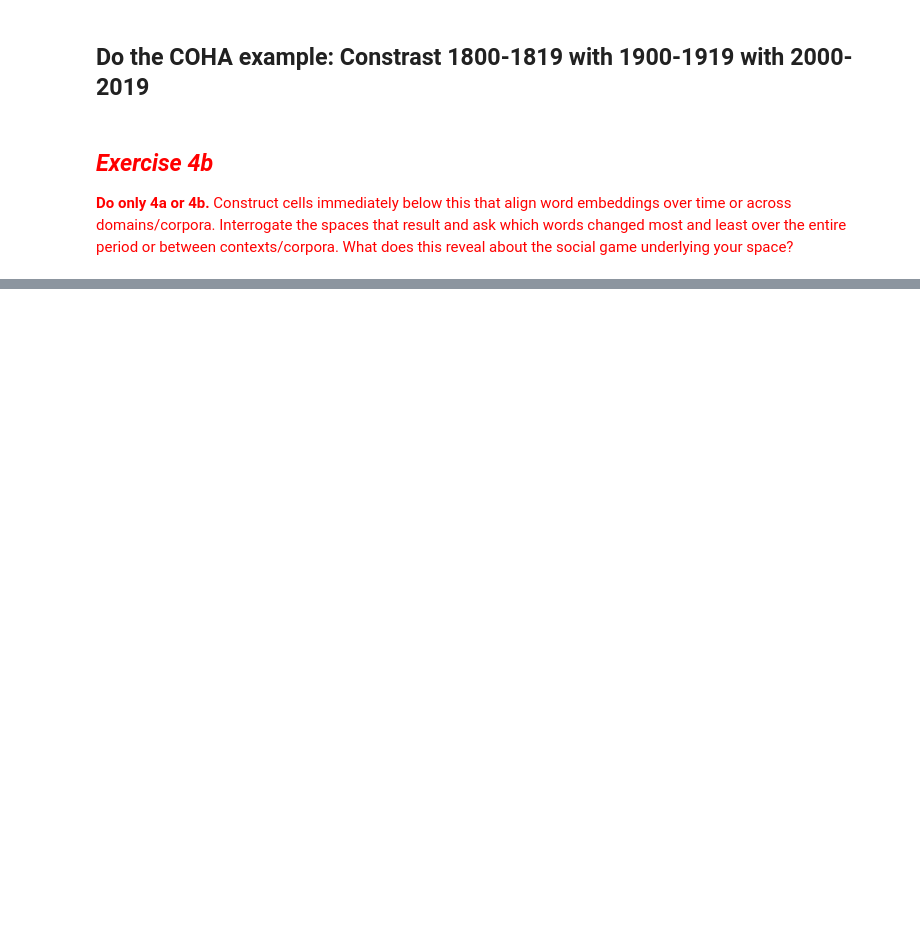
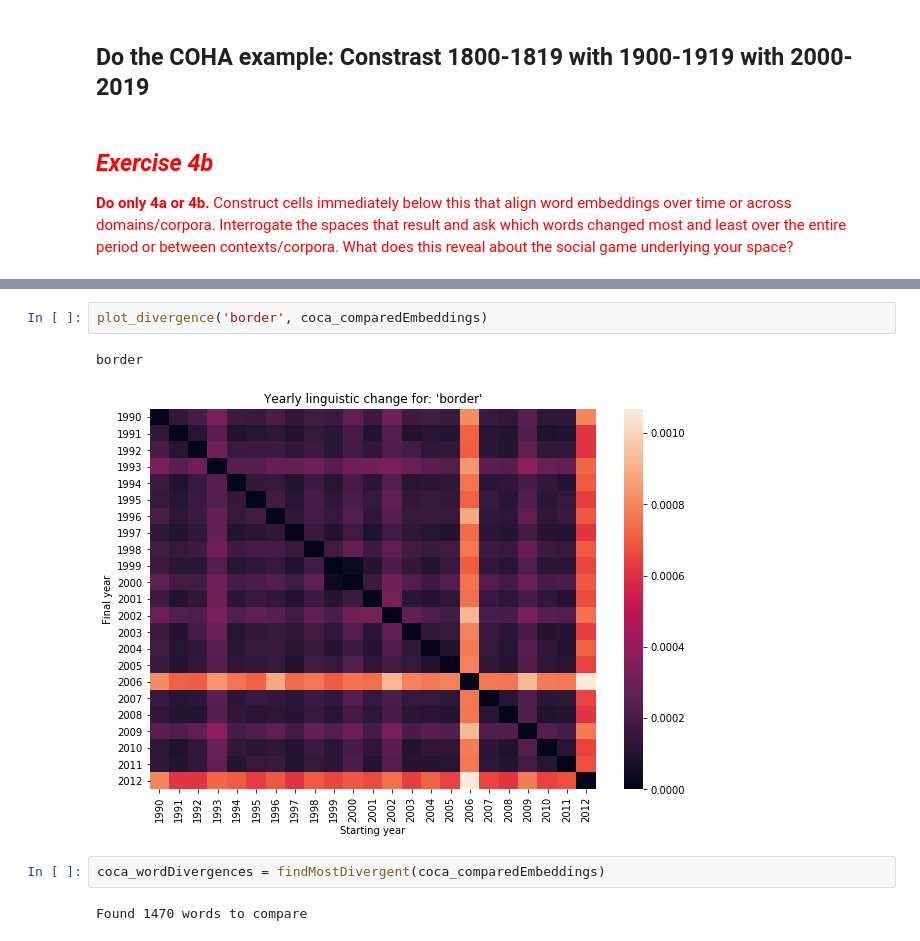
Before and after one commit to rachel-ker/Content-Analysis-2020, a Jupyter notebook: week-7/7-Vector-Space-Word-Embeddings.ipynb, the cells around one changed output, grey strips where cells are left out. Cells and saved outputs as stored; diff of their text form; blank space fills up the shorter version.

```diff
--- a/week-7/7-Vector-Space-Word-Embeddings.ipynb
+++ b/week-7/7-Vector-Space-Word-Embeddings.ipynb
@@ -1693,0 +1728,9 @@ view
+# %%
+plot_divergence('border', coca_comparedEmbeddings)
+# %% [output]
+border
+[figure, added]
+# %%
+coca_wordDivergences = findMostDivergent(coca_comparedEmbeddings)
+# %% [output]
+Found 1470 words to compare
```
Also changed, not shown: parts of 19 cells of this notebook.
